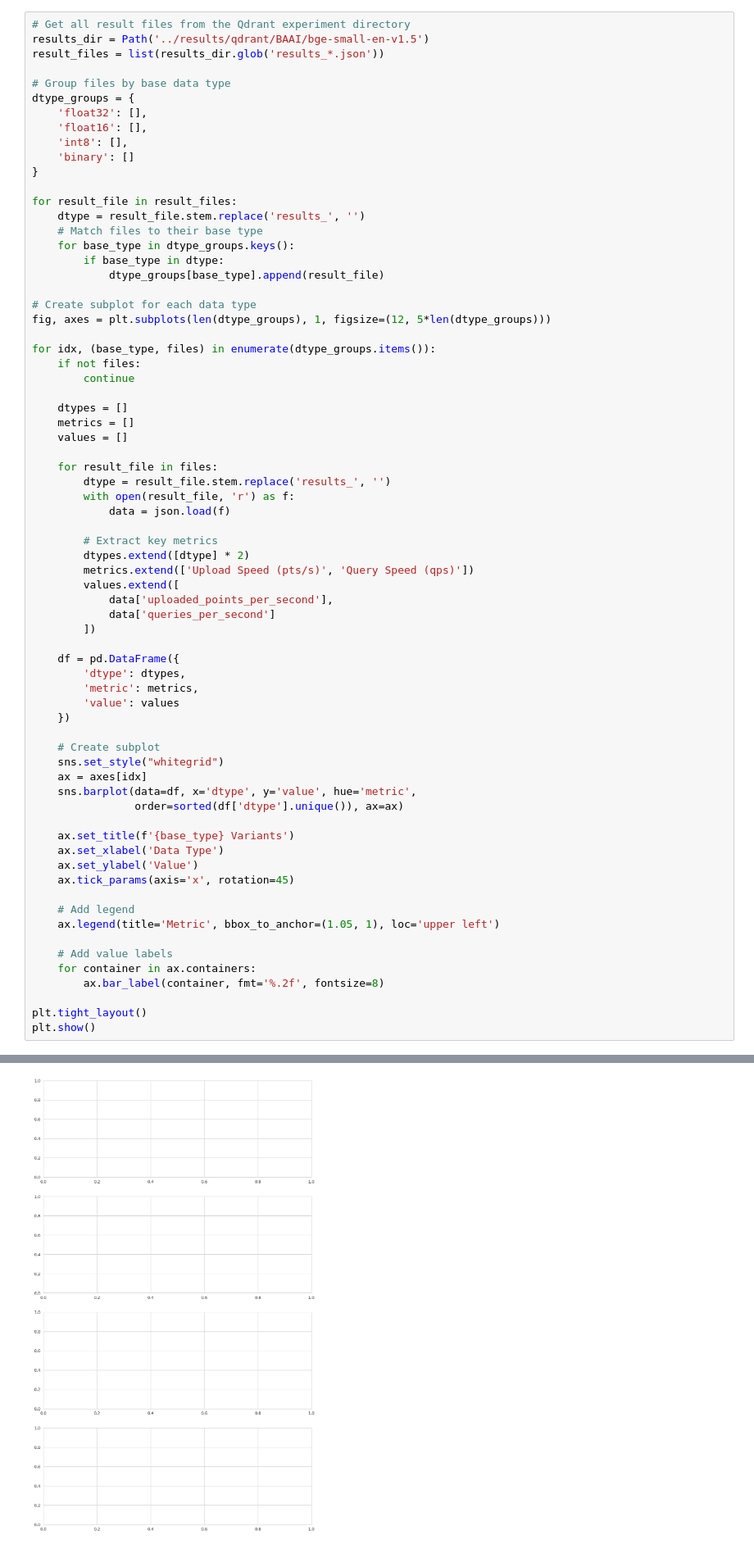
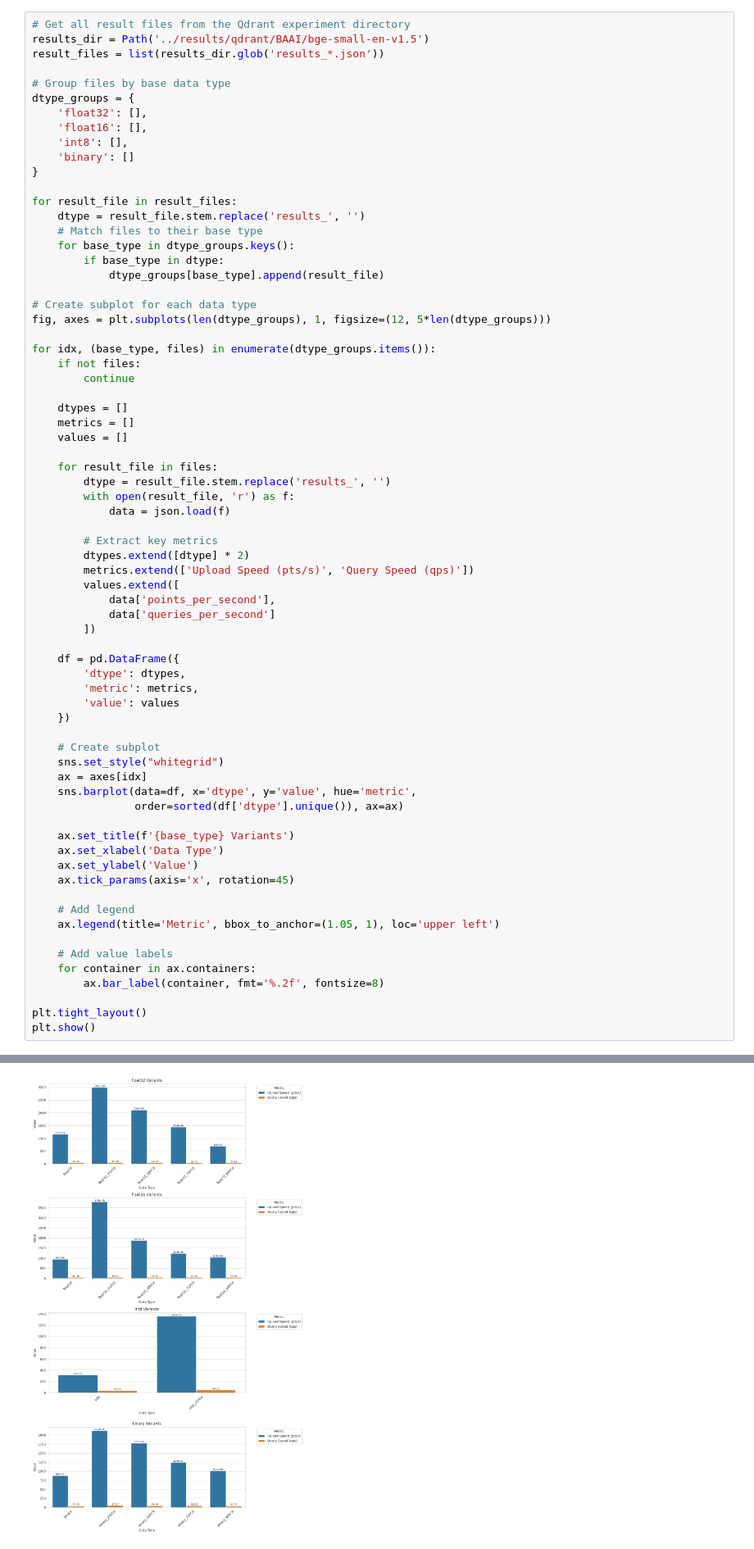
Before and after one commit to Napuh/embedding-compression-bench, a Jupyter notebook: plot/plot_results.ipynb, the cells around one changed output, grey strips where cells are left out. Shown at 82% size. Cells and saved outputs as stored; diff of their text form.

```diff
--- a/plot/plot_results.ipynb
+++ b/plot/plot_results.ipynb
@@ -139,7 +139,7 @@ for idx, (base_type, files) in enumerate(dtype_groups.items()):
         dtypes.extend([dtype] * 2)
         metrics.extend(['Upload Speed (pts/s)', 'Query Speed (qps)'])
         values.extend([
-            data['uploaded_points_per_second'],
+            data['points_per_second'],
             data['queries_per_second']
         ])
 
@@ -174,4 +173,4 @@ KeyError: 'uploaded_points_per_second'
-[figure, old version]
+[figure, new version]
 # %%
 # Get all result files from the Qdrant experiment directory
 results_dir = Path('../results/qdrant/BAAI/bge-small-en-v1.5')
```
Also changed, not shown: parts of 7 cells of this notebook, 7 other files.
